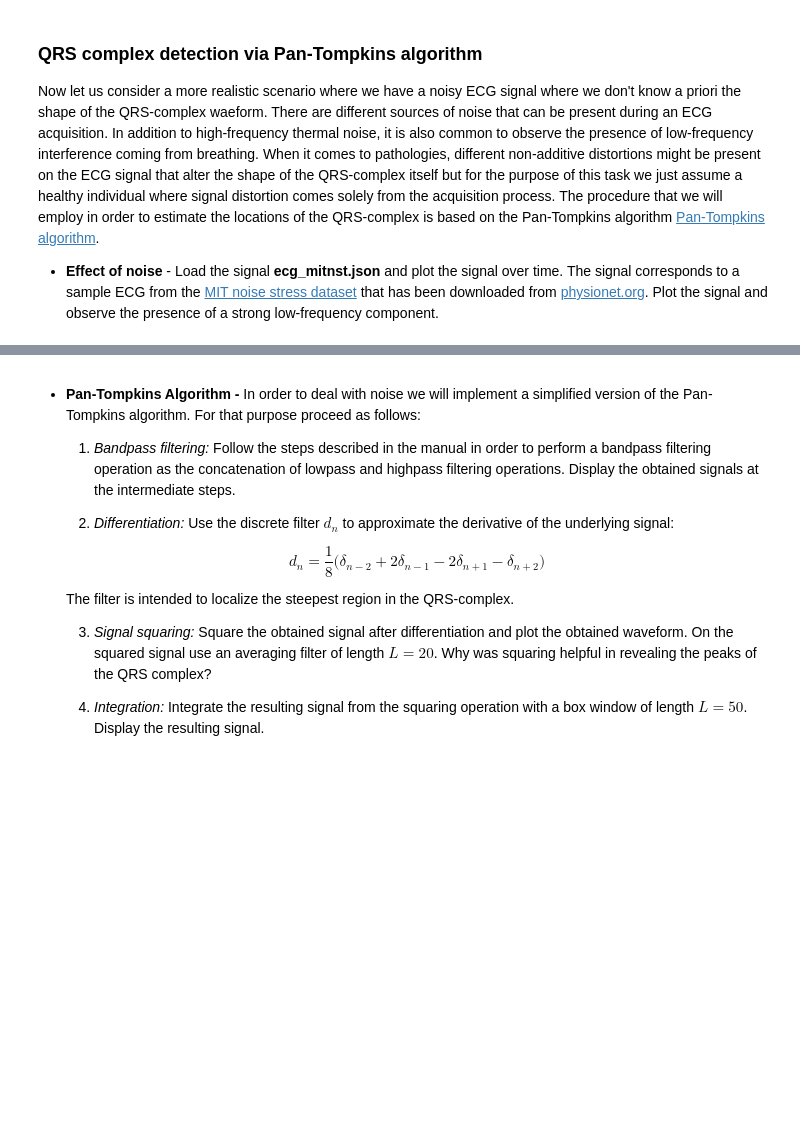
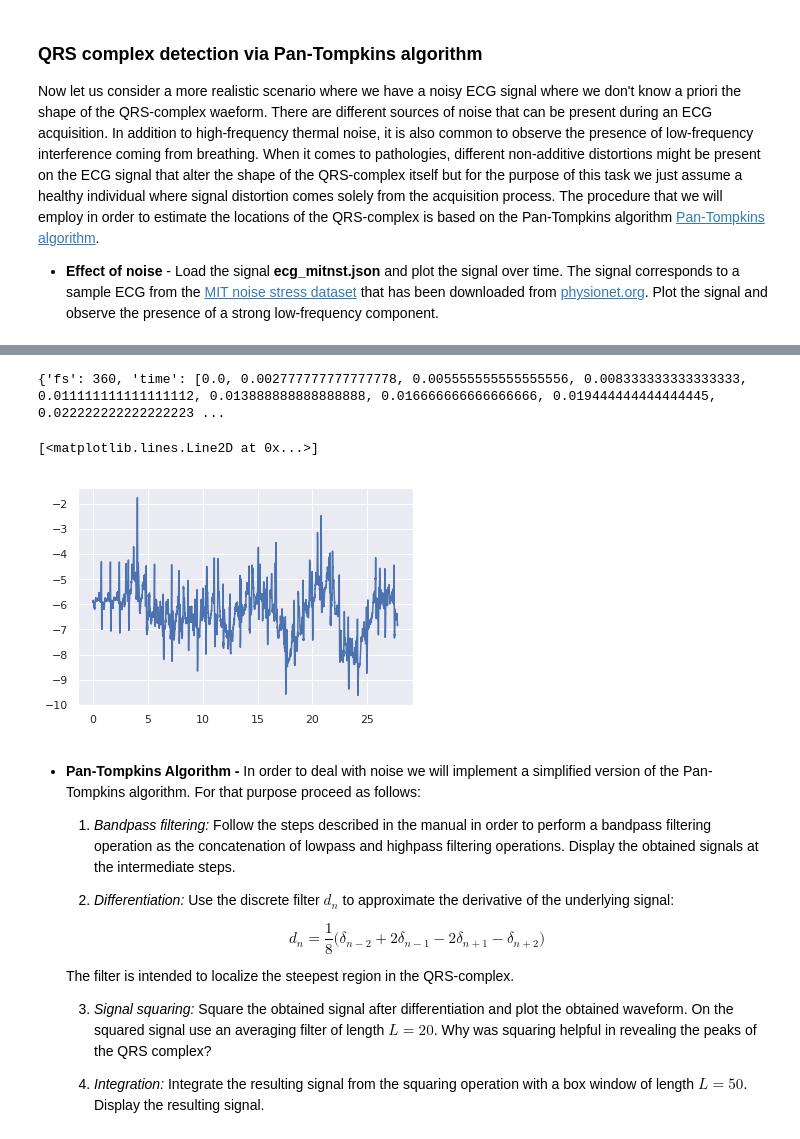
Before and after one commit to varose99/ds4bme, a Jupyter notebook: ecglab.ipynb, the cells around one changed output, grey strips where cells are left out. Drawn from its saved outputs; the diff is of its cells as text; code cells hidden in the pictures; blank space fills up the shorter version.

```diff
--- a/ecglab.ipynb
+++ b/ecglab.ipynb
@@ -198,10 +202,21 @@ KeyboardInterrupt: ignored
 # %%
 # load data from Google Drive
 with open('gdrive/My Drive/bmdslab/lab-01/ecg_mitnst.json','r') as infile:
     data = json.load(infile)
 
-    # print data to see dictionary fields
-    print(data)
+# print data to see dictionary fields
+print(data)
+fs = data["fs"]
+time = data['time']
+tk = data['tk']
+voltage = data['voltage']
+
+
+plt.plot(time,voltage)
+# %% [output]
+{'fs': 360, 'time': [0.0, 0.002777777777777778, 0.005555555555555556, 0.008333333333333333, 0.011111111111111112, 0.013888888888888888, 0.016666666666666666, 0.019444444444444445, 0.022222222222222223 ...
+[<matplotlib.lines.Line2D at 0x...>]
+[figure, added]
 # %% [markdown]
 * **Pan-Tompkins Algorithm -** In order to deal with noise we will implement a simplified version of the Pan-Tompkins algorithm. For that purpose proceed as follows:
 
```
Also changed, not shown: parts of 6 cells of this notebook.
